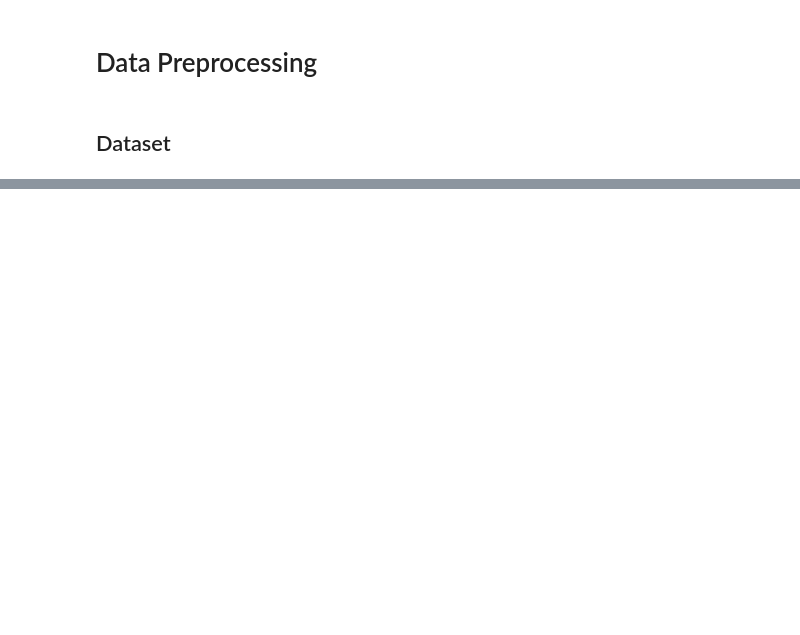
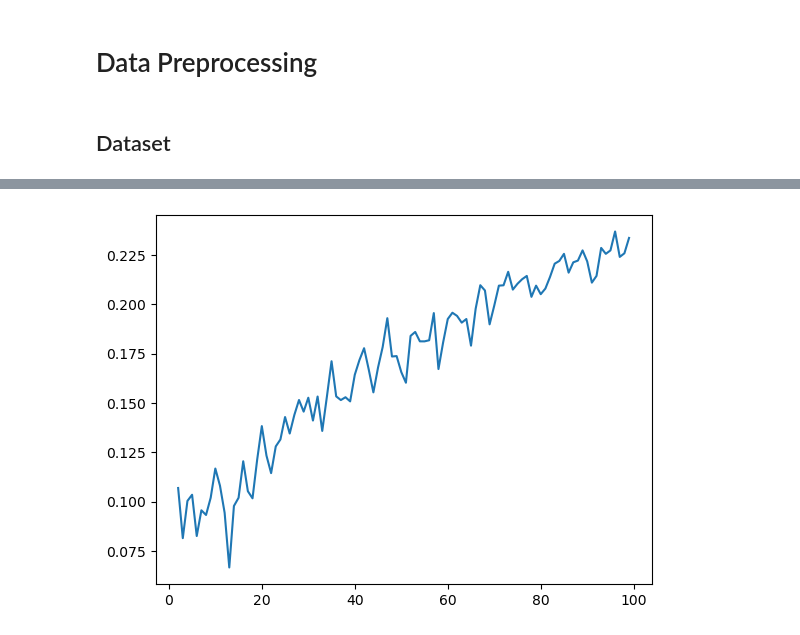
Before and after one commit to jackiecwtsoi/hku_recommender_and_faq, a Jupyter notebook: ontology-based-recommender/career-recommender.ipynb, the cells around one changed output, grey strips where cells are left out. Drawn from its saved outputs; the diff is of its cells as text; code cells hidden in the pictures; blank space fills up the shorter version.

```diff
--- a/ontology-based-recommender/career-recommender.ipynb
+++ b/ontology-based-recommender/career-recommender.ipynb
@@ -34,0 +95,28 @@ df_job_postings
+# %%
+# create document vectors for word embedding via average
+def vectorize_document(documents, model):
+    '''
+    Generate vectors of a list of documents using a word embedding model
+    '''
+
+    features = []
+
+    for tokens in documents:
+        zero_vector = np.zeros(model.vector_size)
+        vectors = []
+        for token in tokens:
+            if token in model:
+                try:
+                    vectors.append(model[token])
+                except KeyError: continue
+        if vectors:
+            vectors = np.asarray(vectors)
+            avg_vec = vectors.mean(axis=0)
+            features.append(avg_vec)
+        else:
+            features.append(zero_vector)
+
+    return features
+# %%
+# vectorize each job title via average
+vectorized_job_titles = vectorize_document(job_titles_tokenized, model=model_w2v)
@@ -34,0 +173,11 @@ df_job_postings
+# %%
+# find the best number of clusters by silhouette score
+scores = []
+for i in range(2, 100):
+    _, _, s_score = mbkmeans_clusters(
+        X=vectorized_job_titles,
+        k=i,
+        mb=500,
+        print_silhouette_values=False
+    )
+    scores.append(s_score)
@@ -34,0 +223,6 @@ df_job_postings
+# %%
+import matplotlib.pyplot as plt
+plt.plot(list(range(2, 100)), scores)
+plt.show()
+# %% [output]
+[figure, added]
```
Also changed, not shown: parts of 42 cells of this notebook, 30 other files.
